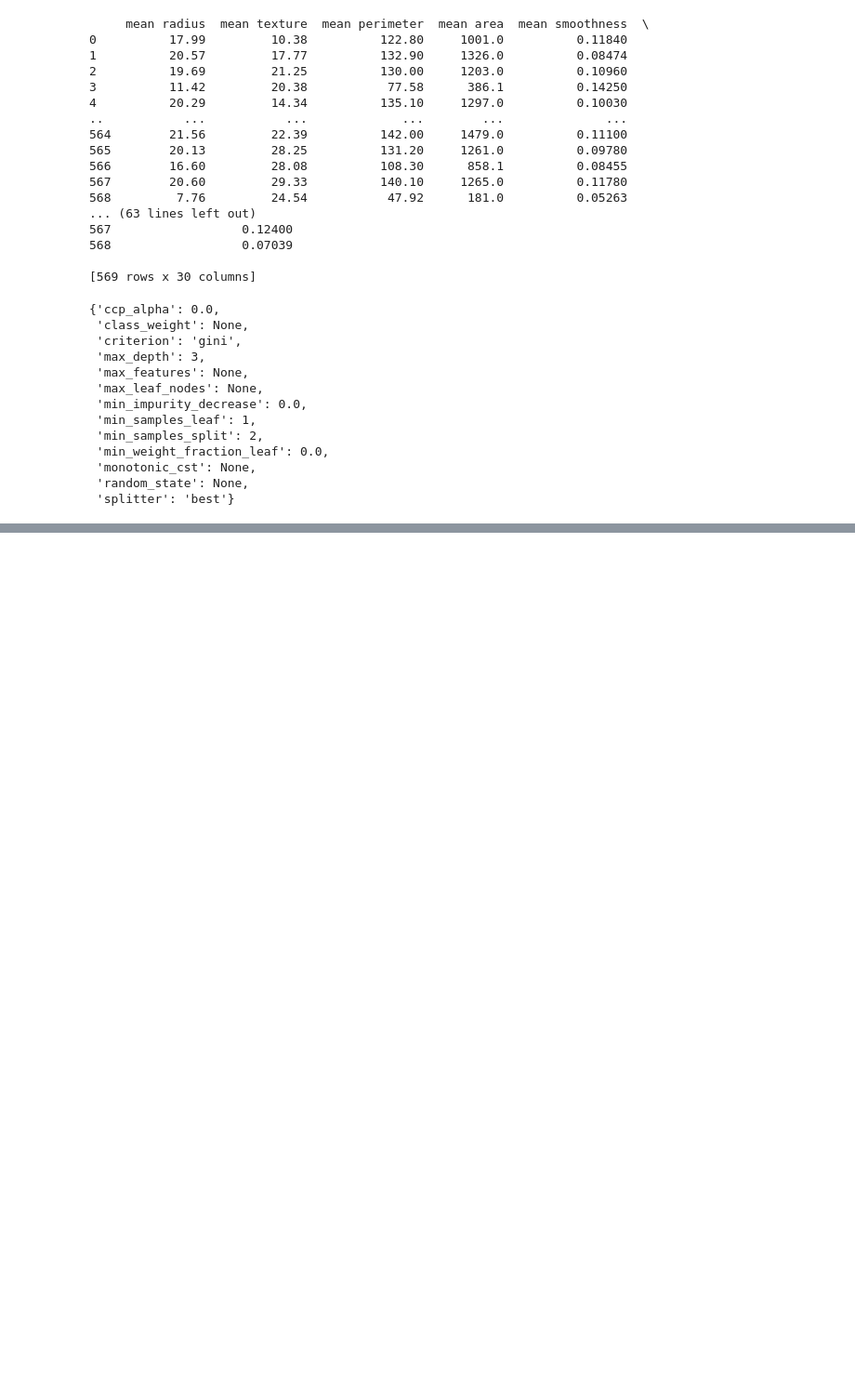
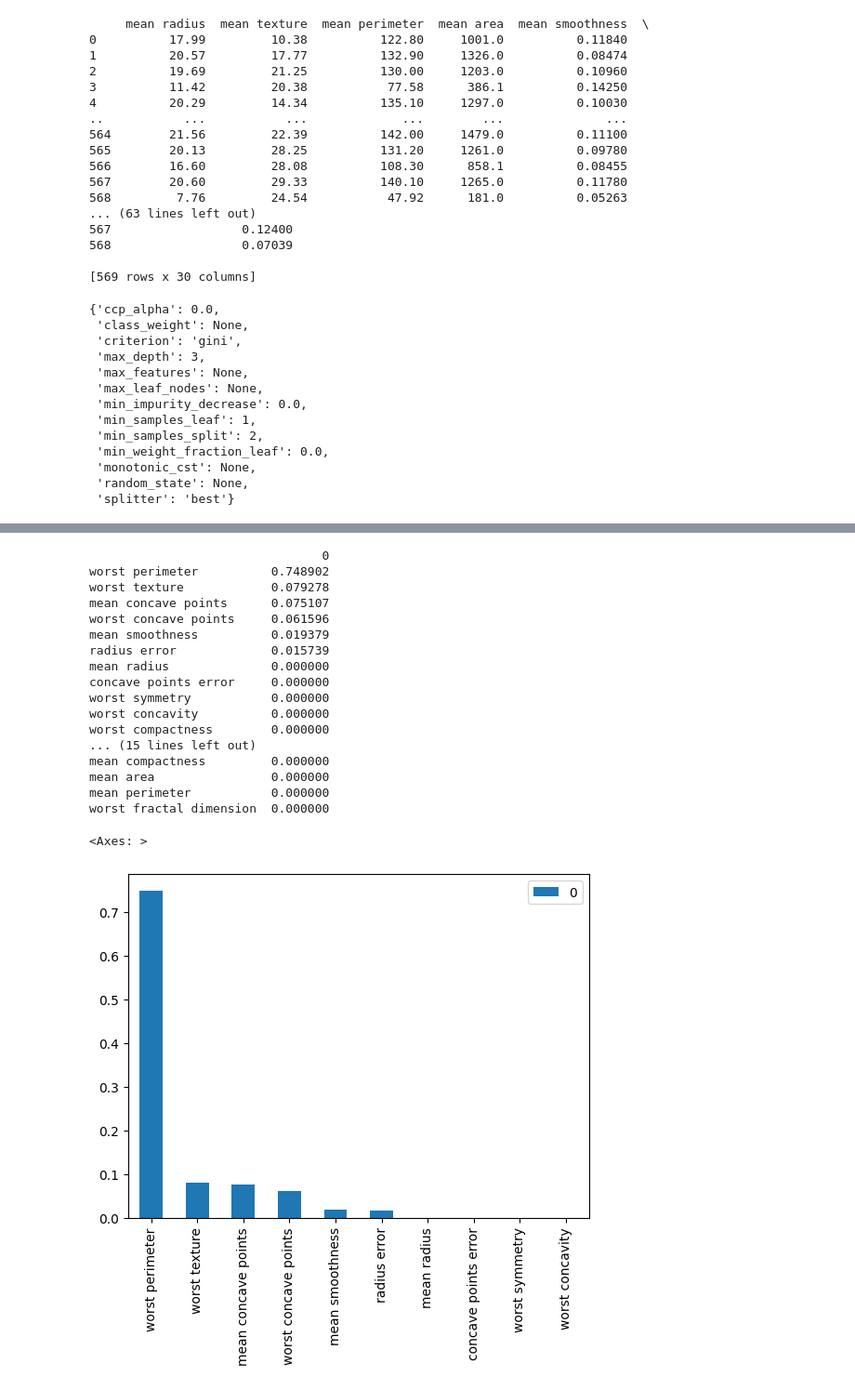
Before and after one commit to Pavelrh/BCancer-Predictor, a Jupyter notebook: main.ipynb, the cells around one changed output, grey strips where cells are left out. Shown at 93% size. Drawn from its saved outputs; the diff is of its cells as text; code cells hidden in the pictures; blank space fills up the shorter version.

```diff
--- a/main.ipynb
+++ b/main.ipynb
@@ -105,0 +106,26 @@ print(confusion_matrix(Y_test, predictions))
+# %%
+feature_names = X.columns
+fImportances = pandas.DataFrame(model.feature_importances_, index = feature_names).sort_values(0, ascending=False)
+print(fImportances)
+
+fImportances.head(10).plot(kind="bar")
+# %% [output]
+                                0
+worst perimeter          0.748902
+worst texture            0.079278
+mean concave points      0.075107
+worst concave points     0.061596
+mean smoothness          0.019379
+radius error             0.015739
+mean radius              0.000000
+concave points error     0.000000
+worst symmetry           0.000000
+worst concavity          0.000000
+worst compactness        0.000000
+... (15 lines left out)
+mean compactness         0.000000
+mean area                0.000000
+mean perimeter           0.000000
+worst fractal dimension  0.000000
+<Axes: >
+[figure, added]
```
Also changed, not shown: parts of 5 cells of this notebook.
